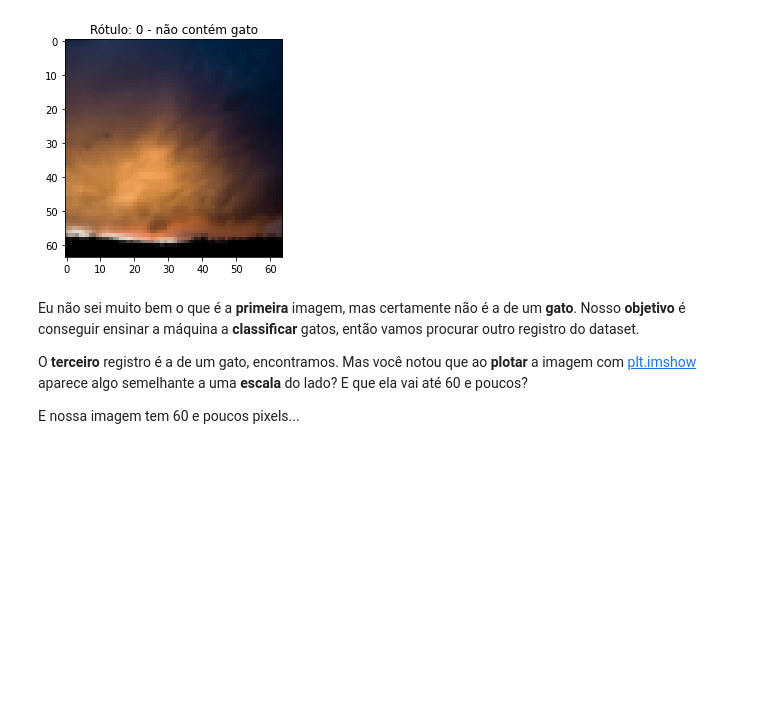
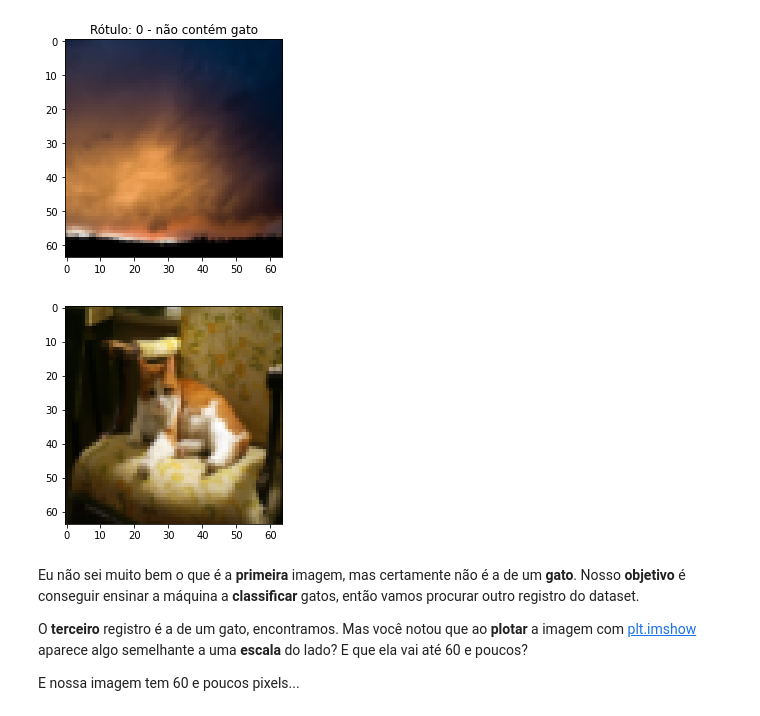
Before and after one commit to FerrazThales/Redes-Neurais, a Jupyter notebook: Cat_and_NonCat_with_Logistics_Regression.ipynb, the cells around one changed output. Saved outputs shown, nothing was run; the diff lists cells and outputs as text; code cells hidden in the pictures; blank space fills up the shorter version.

```diff
--- a/Cat_and_NonCat_with_Logistics_Regression.ipynb
+++ b/Cat_and_NonCat_with_Logistics_Regression.ipynb
@@ -170,6 +170,13 @@ plt.imshow(x_train[0]);
 plt.title('Rótulo: {} - não contém gato'.format(y_train[0]));
 # %% [output]
 [figure]
+# %%
+#visualizando a primeira imagem
+plt.imshow(x_train[7]);
+
+plt.savefig("output.png")
+# %% [output]
+[figure, added]
 # %% [markdown]
 Eu não sei muito bem o que é a **primeira** imagem, mas certamente não é a de um **gato**. Nosso **objetivo** é conseguir ensinar a máquina a **classificar** gatos, então vamos procurar outro registro do dataset.
 
```
Also changed, not shown: parts of 40 cells of this notebook.
